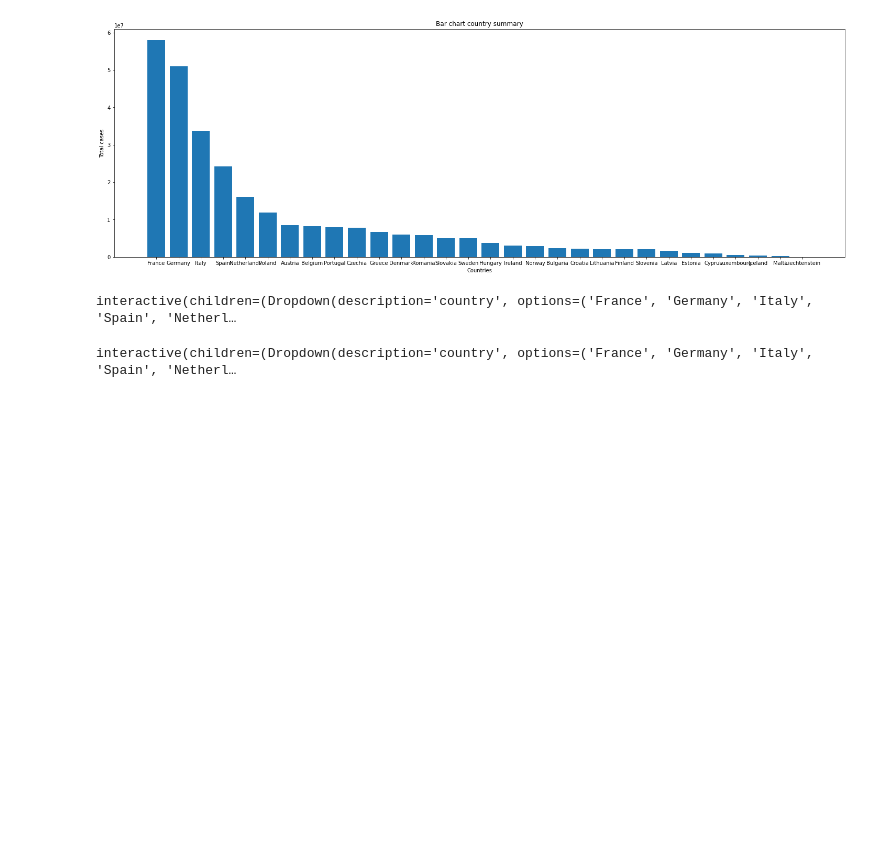
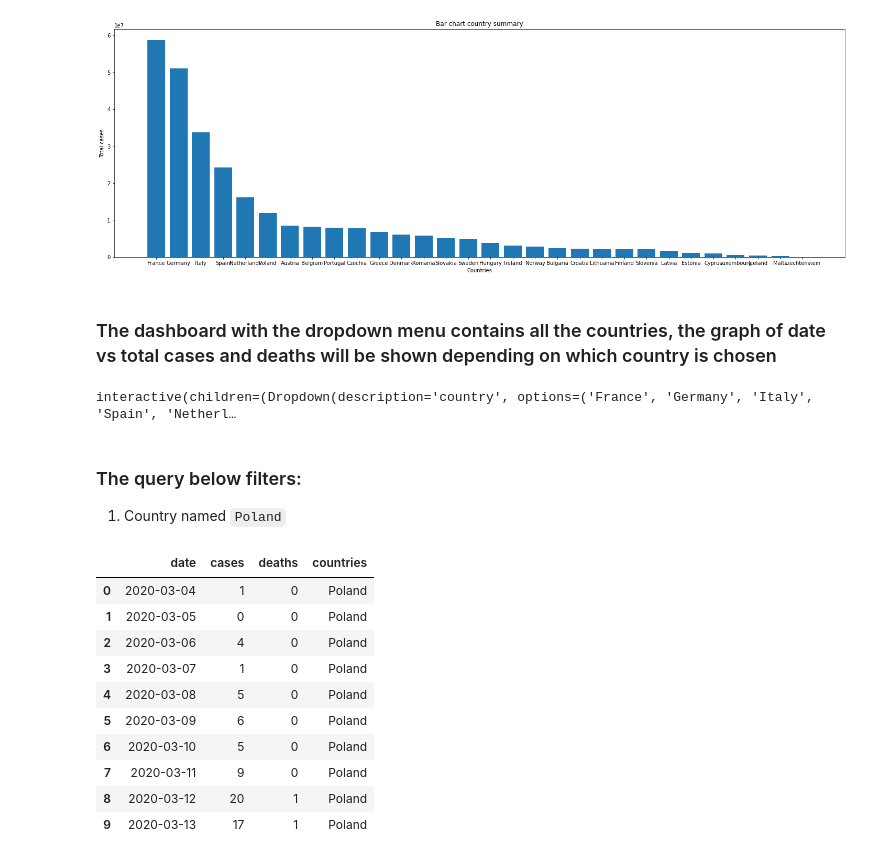
Before and after one commit to DashToh/Advanced_Database_Project, a Jupyter notebook: Code.ipynb, the cells around one changed output. Saved outputs shown, nothing was run; the diff lists cells and outputs as text; code cells hidden in the pictures; blank space fills up the shorter version.

````diff
--- a/Code.ipynb
+++ b/Code.ipynb
@@ -64,6 +103,8 @@ plt.title("Bar chart country summary")
 plt.show()
 # %% [output]
 [figure]
+# %% [markdown]
+### The dashboard with the dropdown menu contains all the countries, the graph of date vs total cases and deaths will be shown depending on which country is chosen
 # %%
 full_query = '''
 SELECT DISTINCT date, cases, deaths, countries
@@ -87,16 +128,29 @@ def plot(country, From, To):
     plt.show()
 # %% [output]
 interactive(children=(Dropdown(description='country', options=('France', 'Germany', 'Italy', 'Spain', 'Netherl…
-# %%
-dates = full_result['date']
-
-@interact(country=countries, From = dates, To = dates)
-def plot(country, From, To):
-    figure(figsize=(20, 10), dpi=80)
-    plt.plot(full_result.loc[country]['date'], full_result.loc[country]['cases'], label = "Cases")
-    plt.plot(full_result.loc[country]['date'], full_result.loc[country]['deaths'], label = "Deaths")
-    plt.legend()
-    plt.title(country)
-    plt.show()
-# %% [output]
-interactive(children=(Dropdown(description='country', options=('France', 'Germany', 'Italy', 'Spain', 'Netherl…
+# %% [markdown]
+### The query below filters:
+1. Country named ```Poland```
+# %%
+one_filter_query = '''
+SELECT DISTINCT date, cases, deaths, countries
+FROM cov19
+WHERE countries = 'Poland'
+ORDER BY date
+'''
+
+one_filter_query_result = db.execute(one_filter_query).fetchall()
+one_filter_query_result = pd.DataFrame(one_filter_query_result)
+one_filter_query_result.head(10)
+# %% [output]
+|  | date | cases | deaths | countries |
+| 0 | 2020-03-04 | 1 | 0 | Poland |
+| 1 | 2020-03-05 | 0 | 0 | Poland |
+| 2 | 2020-03-06 | 4 | 0 | Poland |
+| 3 | 2020-03-07 | 1 | 0 | Poland |
+| 4 | 2020-03-08 | 5 | 0 | Poland |
+| 5 | 2020-03-09 | 6 | 0 | Poland |
+| 6 | 2020-03-10 | 5 | 0 | Poland |
+| 7 | 2020-03-11 | 9 | 0 | Poland |
+| 8 | 2020-03-12 | 20 | 1 | Poland |
+| 9 | 2020-03-13 | 17 | 1 | Poland |
````
Also changed, not shown: parts of 20 cells of this notebook, 1 other file.
